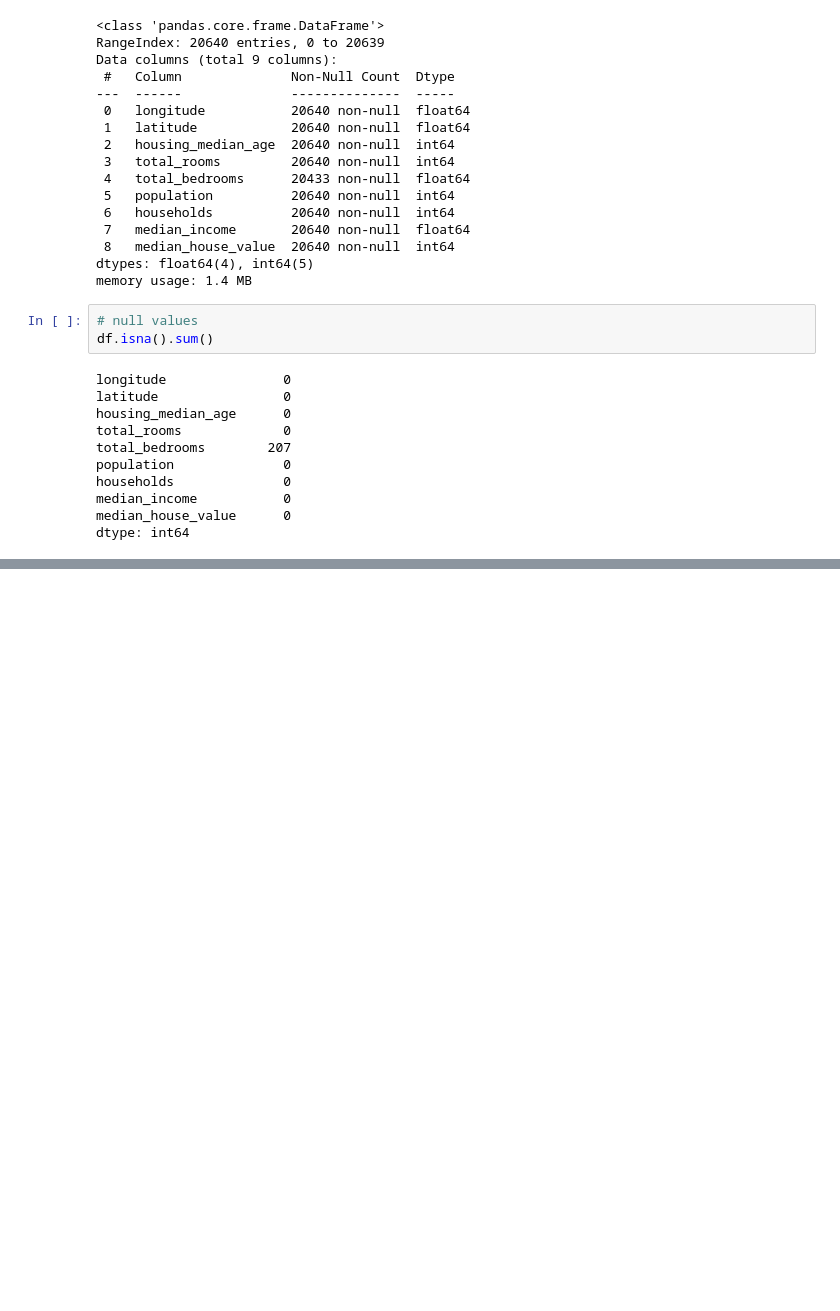
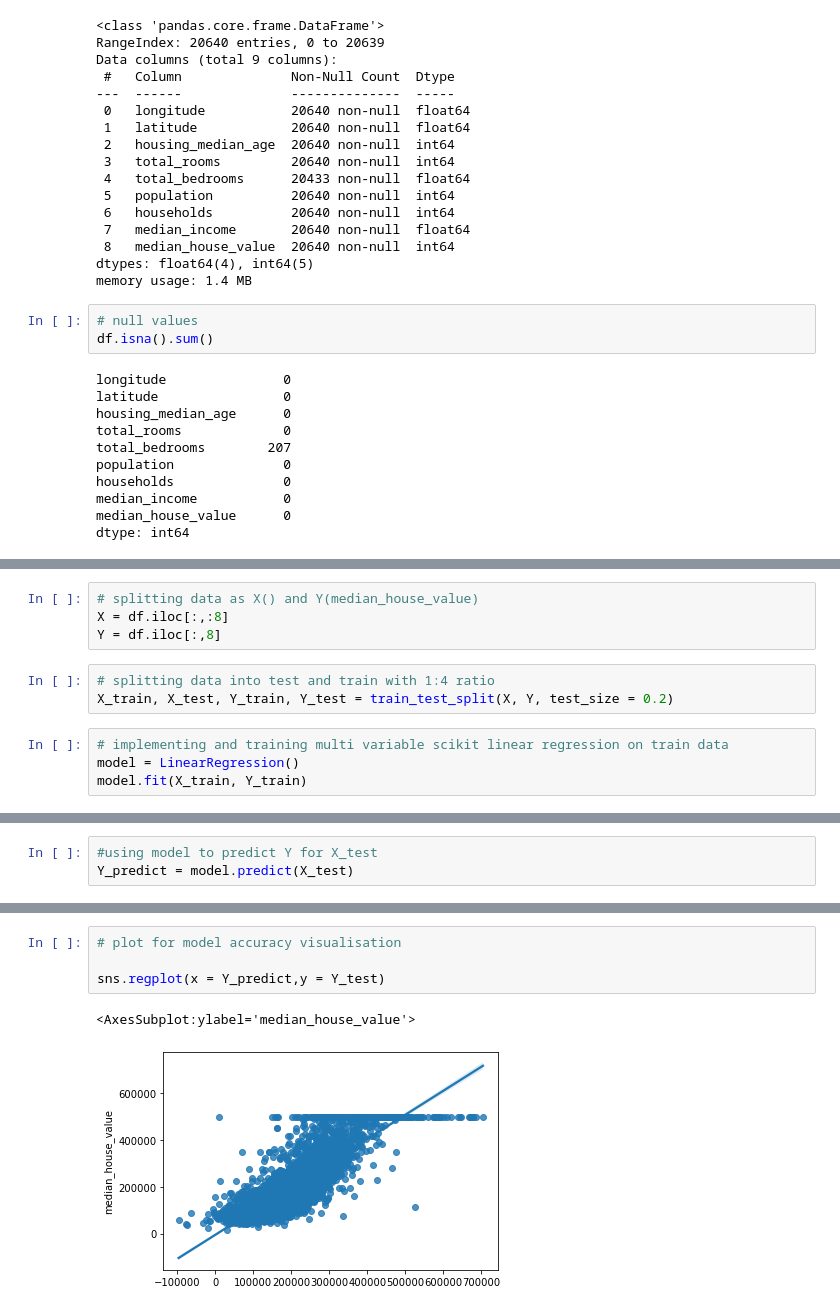
Before and after one commit to ACM-NITK/ML-SubYantra-Tasks, a Jupyter notebook: Anush-201EC108/Anush-201EC108.ipynb, the cells around one changed output, grey strips where cells are left out. Saved outputs shown, nothing was run; the diff lists cells and outputs as text; blank space fills up the shorter version.

```diff
--- a/Anush-201EC108/Anush-201EC108.ipynb
+++ b/Anush-201EC108/Anush-201EC108.ipynb
@@ -154,0 +165,11 @@ sns.heatmap(df.corr(), annot=True)
+# %%
+# splitting data as X() and Y(median_house_value)
+X = df.iloc[:,:8]
+Y = df.iloc[:,8]
+# %%
+# splitting data into test and train with 1:4 ratio
+X_train, X_test, Y_train, Y_test = train_test_split(X, Y, test_size = 0.2)
+# %%
+# implementing and training multi variable scikit linear regression on train data
+model = LinearRegression()
+model.fit(X_train, Y_train)
@@ -154,0 +203,3 @@ sns.heatmap(df.corr(), annot=True)
+# %%
+#using model to predict Y for X_test
+Y_predict = model.predict(X_test)
@@ -154,0 +215,7 @@ sns.heatmap(df.corr(), annot=True)
+# %%
+# plot for model accuracy visualisation
+
+sns.regplot(x = Y_predict,y = Y_test)
+# %% [output]
+<AxesSubplot:ylabel='median_house_value'>
+[figure, added]
```
Also changed, not shown: parts of 13 cells of this notebook.
